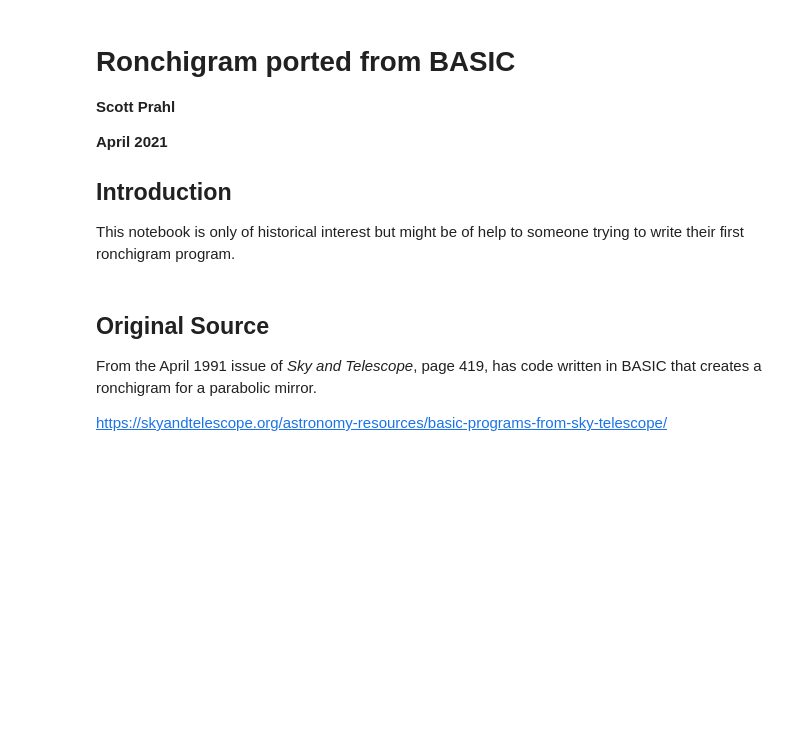
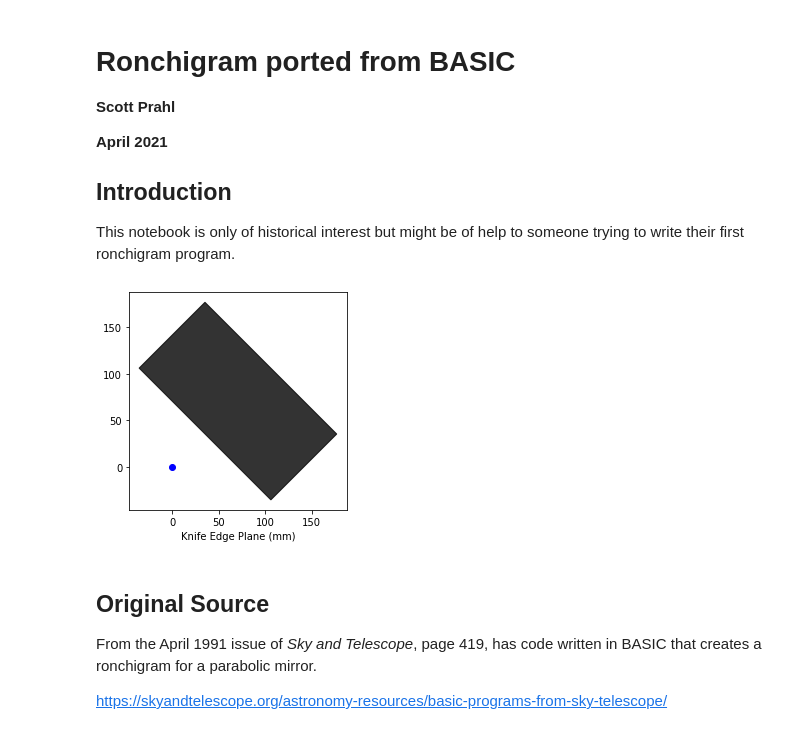
Before and after one commit to scottprahl/lenstest, a Jupyter notebook: docs/ronchi-basic.ipynb, the cells around one changed output. Drawn from its saved outputs; the diff is of its cells as text; code cells hidden in the pictures; blank space fills up the shorter version.

```diff
--- a/docs/ronchi-basic.ipynb
+++ b/docs/ronchi-basic.ipynb
@@ -21,3 +84,14 @@ def draw_circle(R,X0=0,Y0=0,color='black'):
+# %%
+dx=50
+x, y = knife_polygon2(100, np.radians(45), dx)
+plt.gca().set_aspect('equal')
+plt.fill(x, y, color='black', alpha=0.8)
+plt.xlabel("Knife Edge Plane (mm)")
+plt.plot(0,0,'bo')
+
+plt.show()
+# %% [output]
+[figure, added]
 # %% [markdown]
 ## Original Source
 
```
Also changed, not shown: parts of 2 cells of this notebook, 4 other files.
